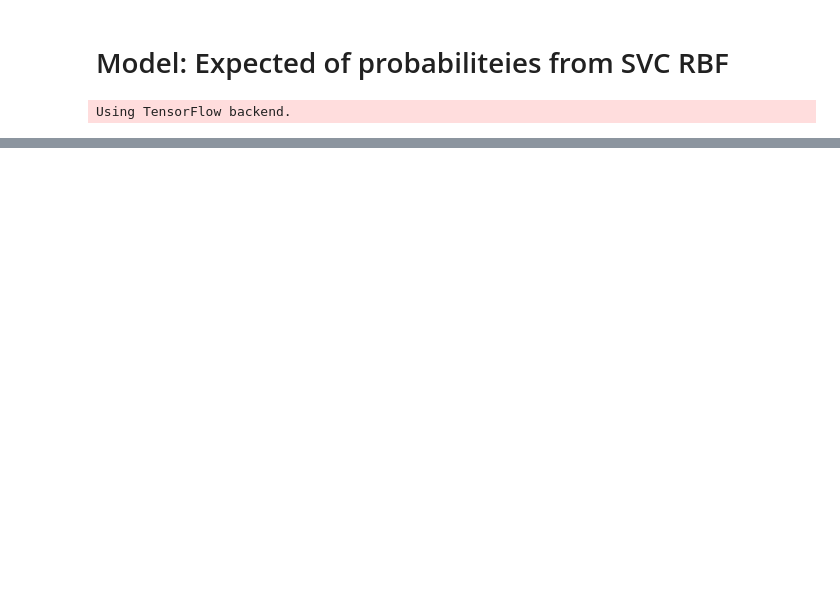
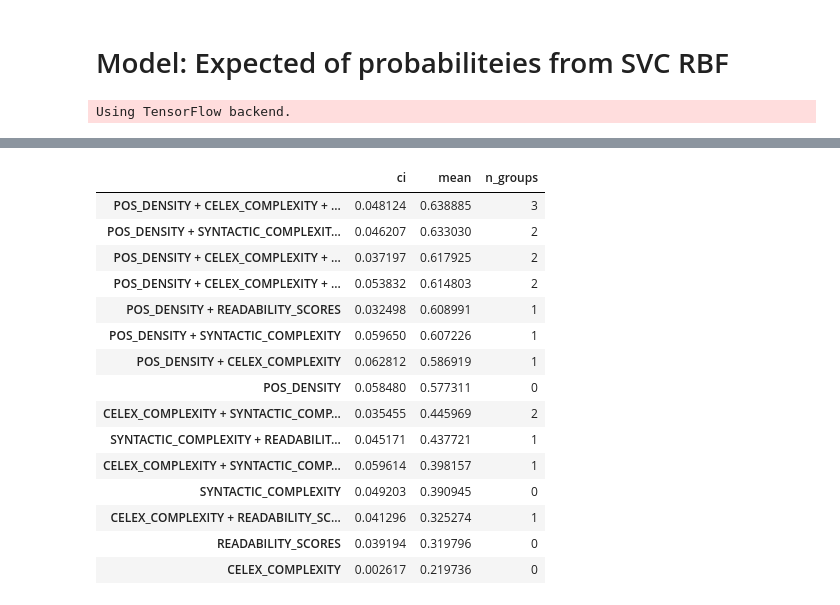
Before and after one commit to shlomihod/deep-text-eval, a Jupyter notebook: features2prediction/weebit/features-selection.ipynb, the cells around one changed output, grey strips where cells are left out. Cells and saved outputs as stored; diff of their text form; code cells hidden in the pictures; blank space fills up the shorter version.

```diff
--- a/features2prediction/weebit/features-selection.ipynb
+++ b/features2prediction/weebit/features-selection.ipynb
@@ -195,3 +202,22 @@ accuracy_groups_df = make_groups_score_df(features_groups_scores, 'accuracy')
 threshold_groups_df = threshold_groups_df.sort_values('mean')
 accuracy_groups_df = accuracy_groups_df.reindex(threshold_groups_df.index)
 assert (threshold_groups_df.index == accuracy_groups_df.index).all()
+# %%
+accuracy_groups_df.sort_values('mean', ascending=False)
+# %% [output]
+|  | ci | mean | n_groups |
+| POS_DENSITY + CELEX_COMPLEXITY + ... | 0.048124 | 0.638885 | 3 |
+| POS_DENSITY + SYNTACTIC_COMPLEXIT... | 0.046207 | 0.633030 | 2 |
+| POS_DENSITY + CELEX_COMPLEXITY + ... | 0.037197 | 0.617925 | 2 |
+| POS_DENSITY + CELEX_COMPLEXITY + ... | 0.053832 | 0.614803 | 2 |
+| POS_DENSITY + READABILITY_SCORES | 0.032498 | 0.608991 | 1 |
+| POS_DENSITY + SYNTACTIC_COMPLEXITY | 0.059650 | 0.607226 | 1 |
+| POS_DENSITY + CELEX_COMPLEXITY | 0.062812 | 0.586919 | 1 |
+| POS_DENSITY | 0.058480 | 0.577311 | 0 |
+| CELEX_COMPLEXITY + SYNTACTIC_COMP... | 0.035455 | 0.445969 | 2 |
+| SYNTACTIC_COMPLEXITY + READABILIT... | 0.045171 | 0.437721 | 1 |
+| CELEX_COMPLEXITY + SYNTACTIC_COMP... | 0.059614 | 0.398157 | 1 |
+| SYNTACTIC_COMPLEXITY | 0.049203 | 0.390945 | 0 |
+| CELEX_COMPLEXITY + READABILITY_SC... | 0.041296 | 0.325274 | 1 |
+| READABILITY_SCORES | 0.039194 | 0.319796 | 0 |
+| CELEX_COMPLEXITY | 0.002617 | 0.219736 | 0 |
```
Also changed, not shown: parts of 9 cells of this notebook.
